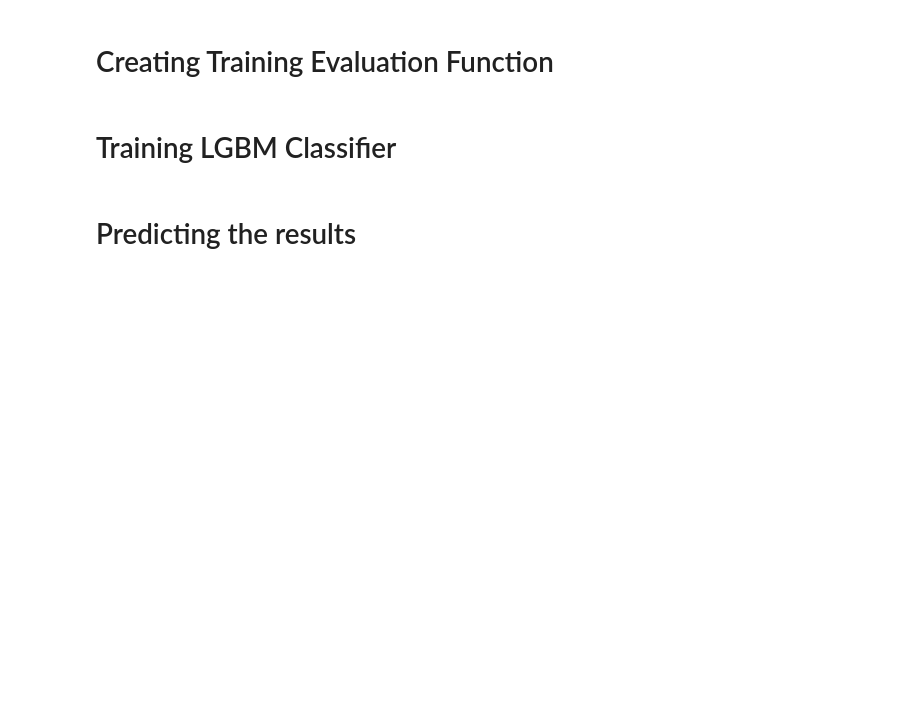
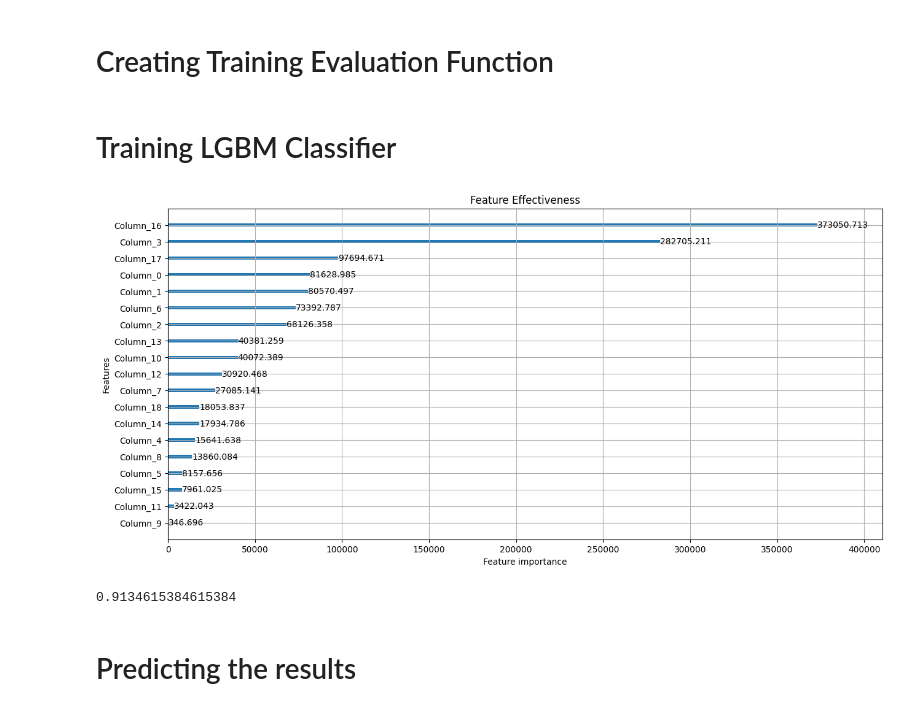
Before and after one commit to snajeebz/playground, a Jupyter notebook: multiclass-prediction-lgbm-simple-and-easy.ipynb, the cells around one changed output. Cells and saved outputs as stored; diff of their text form; code cells hidden in the pictures; blank space fills up the shorter version.

Commit message:
Kaggle Notebook | MultiClass Prediction LGBM Simple and Easy | Version 13

```diff
--- a/multiclass-prediction-lgbm-simple-and-easy.ipynb
+++ b/multiclass-prediction-lgbm-simple-and-easy.ipynb
@@ -279,23 +471,32 @@ def evaluate(y_test,ypred):
 # %%
 import lightgbm as lgb
 params ={
-        "num_iterations": 10000,
         'objective':'multiclass',
-        'reg_alpha': 10.0 ** -6,
-        'n_estimators': 5000,
-        'learning_rate': 0.001,
-        'reg_lambda': 1,
+        "metric": "multi_logloss",
+        'random_state': 42,
+        'num_class': 7,
+        'n_estimators': 500,
+        'learning_rate': 0.03,
+        'lambda_l1': 0.01,
+        'lambda_l2': 0.0402,
+        'max_depth': 10,
+        'colsample_bytree': 0.41,
+        'subsample': 0.9536,
         'verbosity': -1,
         'boosting_type':'gbdt',
-        'subsample': 1
+        'min_child_samples': 26
         }
-#'boosting_type': 'gbdt', 'learning_rate': 0.001, 'n_estimators': 5000,
-#'num_iterations': 10000, 'objective': 'multiclass', 'reg_alpha': 1e-06, 'reg_lambda': 1, 'subsample': 1, 'verbosity': -1}
 mod = lgb.LGBMClassifier(**params)
 mod.fit(X_train, y_train)
 lgb.plot_importance(mod, importance_type="gain",figsize=(15,7),title="Feature Effectiveness")
 plt.show()
 lbs=float(mod.score(X_test,y_test))
+# %% [output]
+[figure, added]
+# %%
+lbs
+# %% [output]
+0.9134615384615384
 # %% [markdown]
 # Predicting the results
 # %%
```
Also changed, not shown: parts of 31 cells of this notebook.
